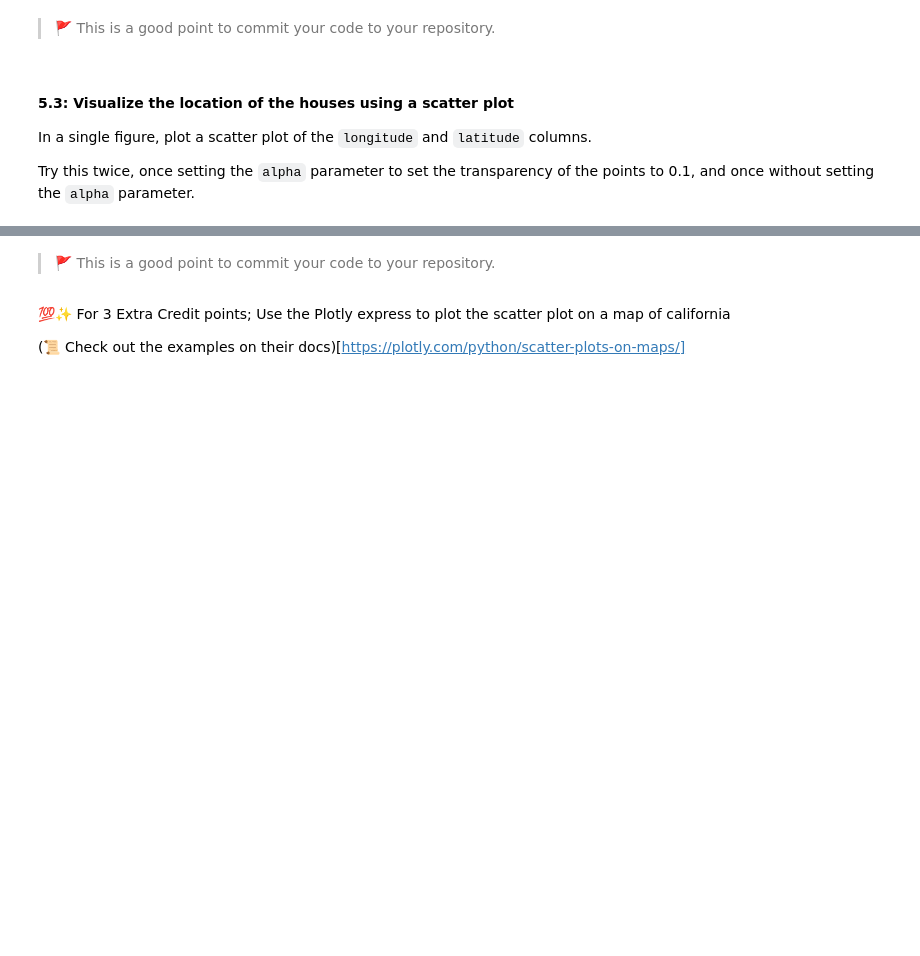
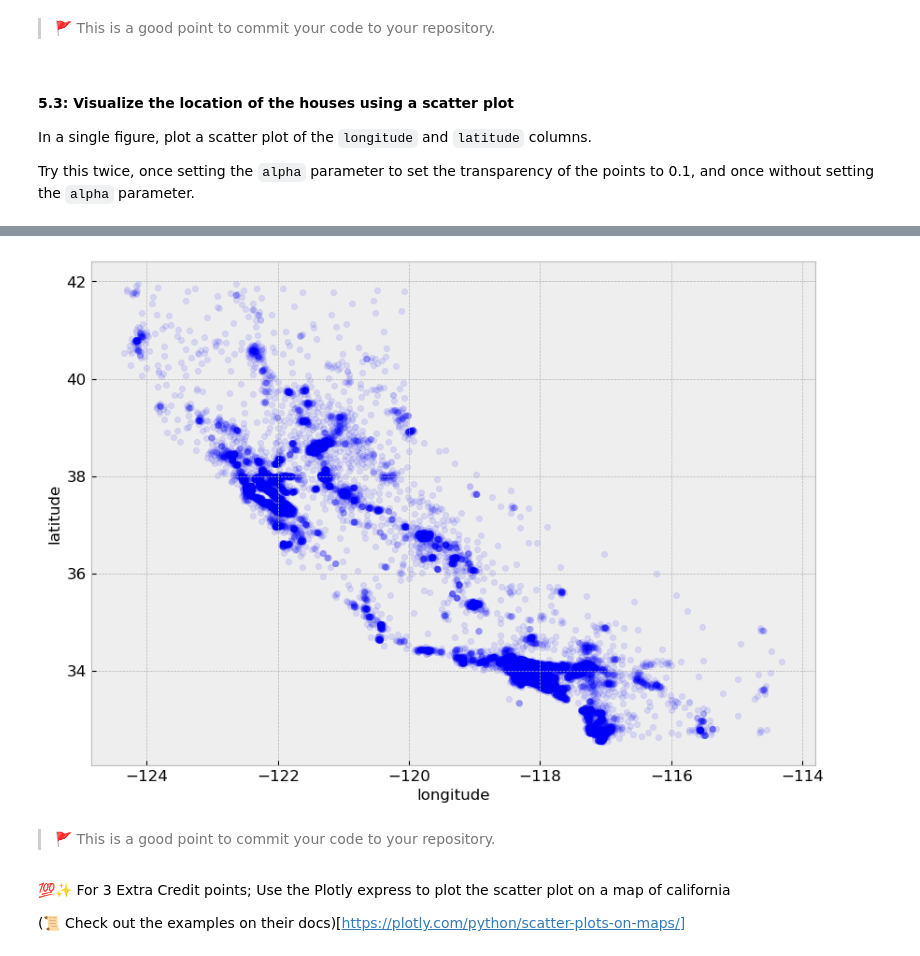
Before and after one commit to IT4063-Spring2025/eda-assignment-JMcw513, a Jupyter notebook: notebook.ipynb, the cells around one changed output, grey strips where cells are left out. Drawn from its saved outputs; the diff is of its cells as text; code cells hidden in the pictures; blank space fills up the shorter version.

```diff
--- a/notebook.ipynb
+++ b/notebook.ipynb
@@ -219,3 +221,9 @@ Try this twice, once setting the `alpha` parameter to set the transparency of th
+# %%
+# 💻 scatter plat with alpha
+df.plot(kind="scatter", x="longitude", y="latitude", figsize=(10,7), alpha=0.1)
+plt.show()
+# %% [output]
+[figure, added]
 # %% [markdown]
 > 🚩 This is a good point to commit your code to your repository.
 # %% [markdown]
```
Also changed, not shown: parts of 3 cells of this notebook.
